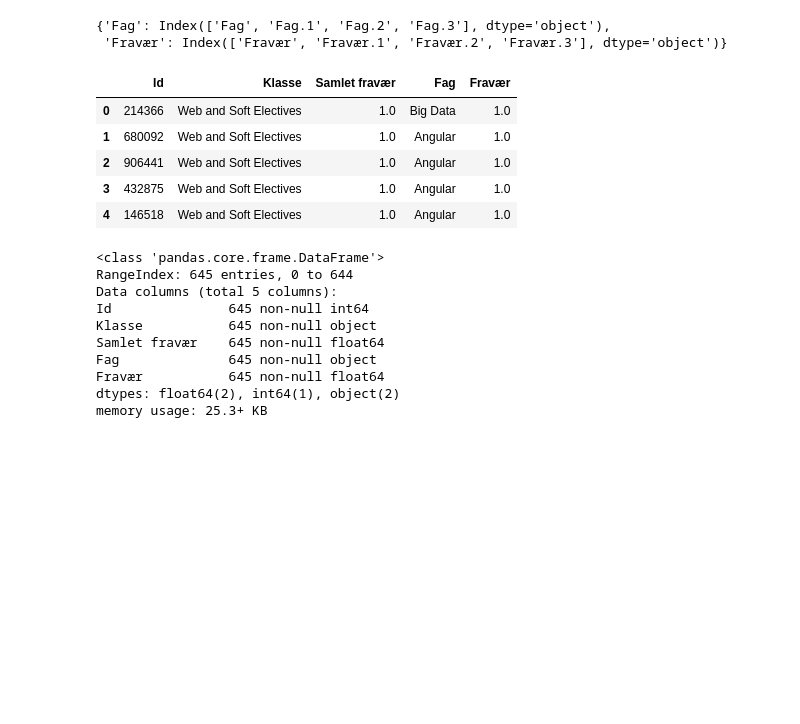
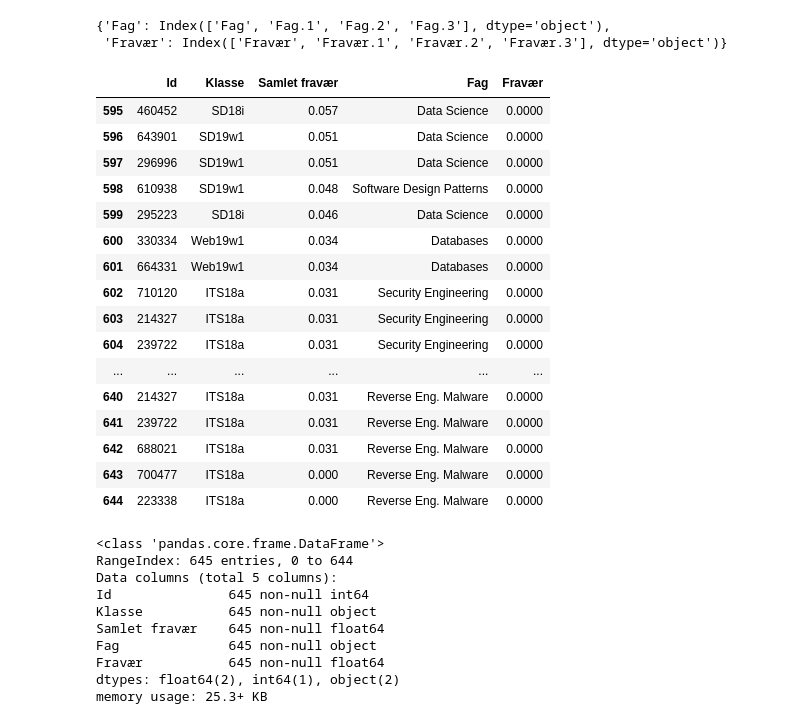
Before and after one commit to FirstPlaygroundAndThenIcecream/PBA_Semester_01, a Jupyter notebook: Data Science/Stud_Stat_k_mean.ipynb, the cells around one changed output. Drawn from its saved outputs; the diff is of its cells as text; code cells hidden in the pictures; blank space fills up the shorter version.

```diff
--- a/Data Science/Stud_Stat_k_mean.ipynb
+++ b/Data Science/Stud_Stat_k_mean.ipynb
@@ -149,15 +112,26 @@ transform_func
  'Fravær': Index(['Fravær', 'Fravær.1', 'Fravær.2', 'Fravær.3'], dtype='object')}
 # %%
 transformed_attendance = pd.lreshape(attendance, transform_func)
-# %%
-transformed_attendance.head()
-# %% [output]
-|  | Id | Klasse | Samlet fravær | Fag | Fravær |
-| 0 | 214366 | Web and Soft Electives | 1.0 | Big Data | 1.0 |
-| 1 | 680092 | Web and Soft Electives | 1.0 | Angular | 1.0 |
-| 2 | 906441 | Web and Soft Electives | 1.0 | Angular | 1.0 |
-| 3 | 432875 | Web and Soft Electives | 1.0 | Angular | 1.0 |
-| 4 | 146518 | Web and Soft Electives | 1.0 | Angular | 1.0 |
+# %%
+transformed_attendance.tail(50)
+# %% [output]
+|  | Id | Klasse | Samlet fravær | Fag | Fravær |
+| 595 | 460452 | SD18i | 0.057 | Data Science | 0.0000 |
+| 596 | 643901 | SD19w1 | 0.051 | Data Science | 0.0000 |
+| 597 | 296996 | SD19w1 | 0.051 | Data Science | 0.0000 |
+| 598 | 610938 | SD19w1 | 0.048 | Software Design Patterns | 0.0000 |
+| 599 | 295223 | SD18i | 0.046 | Data Science | 0.0000 |
+| 600 | 330334 | Web19w1 | 0.034 | Databases | 0.0000 |
+| 601 | 664331 | Web19w1 | 0.034 | Databases | 0.0000 |
+| 602 | 710120 | ITS18a | 0.031 | Security Engineering | 0.0000 |
+| 603 | 214327 | ITS18a | 0.031 | Security Engineering | 0.0000 |
+| 604 | 239722 | ITS18a | 0.031 | Security Engineering | 0.0000 |
+| ... | ... | ... | ... | ... | ... |
+| 640 | 214327 | ITS18a | 0.031 | Reverse Eng. Malware | 0.0000 |
+| 641 | 239722 | ITS18a | 0.031 | Reverse Eng. Malware | 0.0000 |
+| 642 | 688021 | ITS18a | 0.031 | Reverse Eng. Malware | 0.0000 |
+| 643 | 700477 | ITS18a | 0.000 | Reverse Eng. Malware | 0.0000 |
+| 644 | 223338 | ITS18a | 0.000 | Reverse Eng. Malware | 0.0000 |
 # %%
 transformed_attendance.info()
 # %% [output]
```
Also changed, not shown: parts of 13 cells of this notebook, 6 other files.
